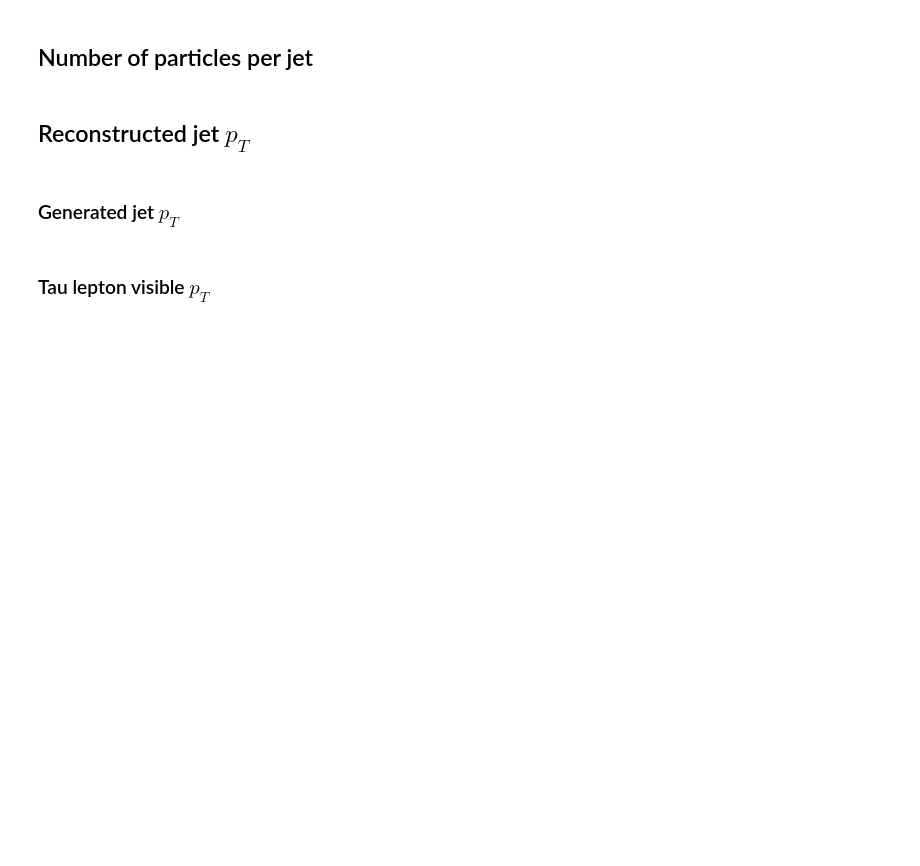
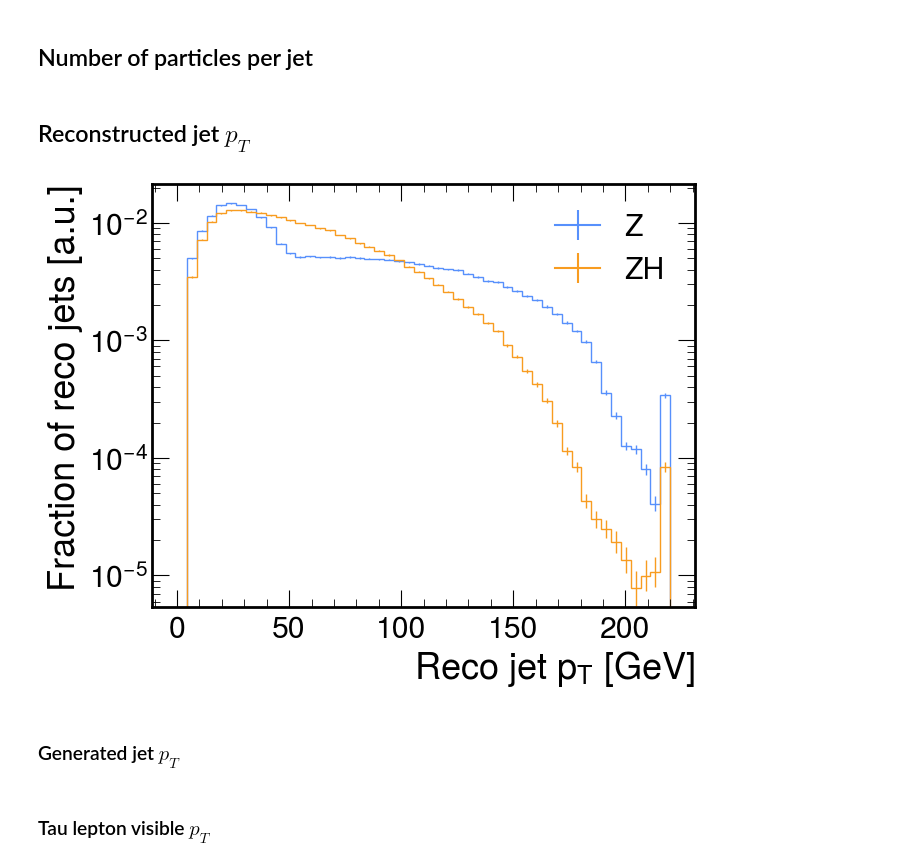
Before and after one commit to HEP-KBFI/ml-tau-en-reg, a Jupyter notebook: notebooks/data_intro.ipynb, the cells around one changed output. Saved outputs shown, nothing was run; the diff lists cells and outputs as text; code cells hidden in the pictures; blank space fills up the shorter version.

```diff
--- a/notebooks/data_intro.ipynb
+++ b/notebooks/data_intro.ipynb
@@ -18,7 +18,7 @@ mplhep.style.use("CMS")
 # qq_path = os.path.join(data_dir, 'qq.parquet')
 # %%
 # Temporary data directory
-data_dir = '/scratch/persistent/joosep/ml-tau/20240701_lowered_ptcut_merged/'
+data_dir = '/home/laurits/ntuples/20240924_lowered_recoPtCut/'
 zh_path = os.path.join(data_dir, 'zh_train.parquet')
 z_path = os.path.join(data_dir, 'z_train.parquet')
 qq_path = os.path.join(data_dir, 'qq_train.parquet')
@@ -182,3 +199,41 @@ plt.xlabel("Reco jet $p_T$ [GeV]")
 plt.ylabel("Fraction of reco jets [a.u.]");
 
 plt.savefig("reco_jet_pt.pdf", bbox_inches='tight')
+# %%
+plt.figure(figsize=(7,5.5))
+bins = np.linspace(0,220,51)
+
+z_data_mask = z_data.gen_jet_tau_decaymode == 10
+zh_data_mask = zh_data.gen_jet_tau_decaymode == 10
+
+# Z plot
+mplhep.histplot(to_bh(to_p4(z_data["reco_jet_p4s"]).pt[z_data_mask], bins=bins),
+                histtype="step",
+                lw=1,
+                flow="sum",
+                label="Z",
+                density=True)
+# ZH plot
+mplhep.histplot(to_bh(to_p4(zh_data["reco_jet_p4s"]).pt[zh_data_mask], bins=bins),
+                histtype="step",
+                lw=1,
+                flow="sum",
+                label="ZH",
+                density=True)
+# # qq plot
+# mplhep.histplot(to_bh(to_p4(qq_data["reco_jet_p4s"]).pt, bins=bins),
+#                 histtype="step",
+#                 lw=1,
+#                 flow="sum",
+#                 label="qq",
+#                 density=True)
+
+plt.legend(loc="best")
+plt.yscale("log")
+
+plt.xlabel("Reco jet $p_T$ [GeV]")
+plt.ylabel("Fraction of reco jets [a.u.]");
+
+plt.savefig("reco_jet_pt_dm10.pdf", bbox_inches='tight')
+# %% [output]
+[figure, added]
```
Also changed, not shown: parts of 12 cells of this notebook, 17 other files.
